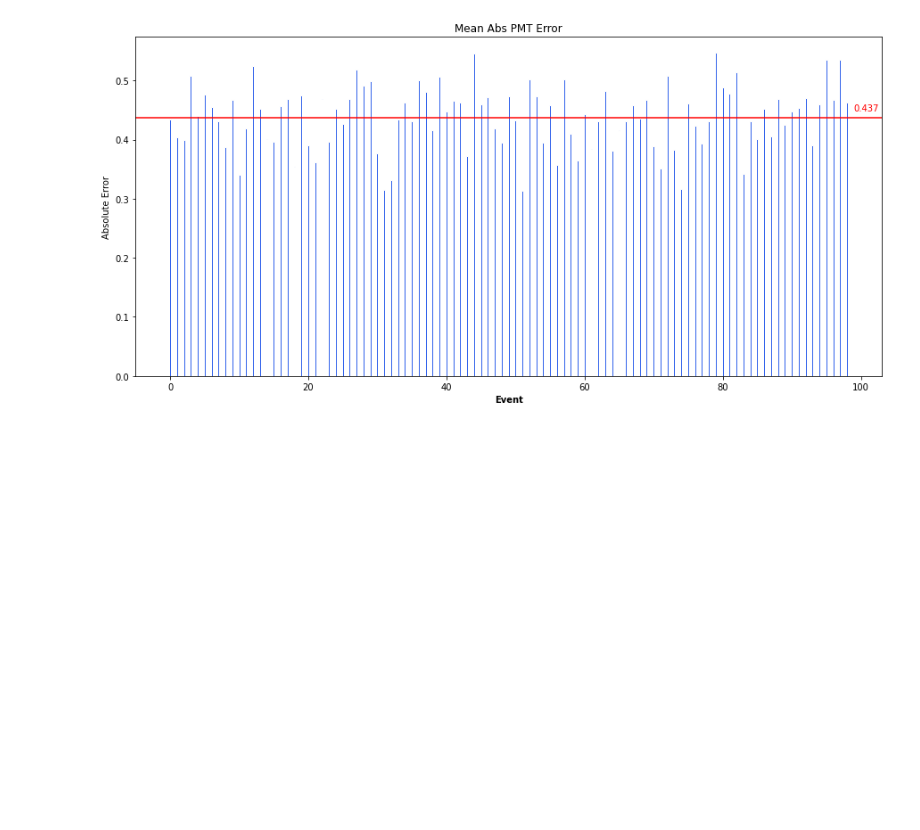
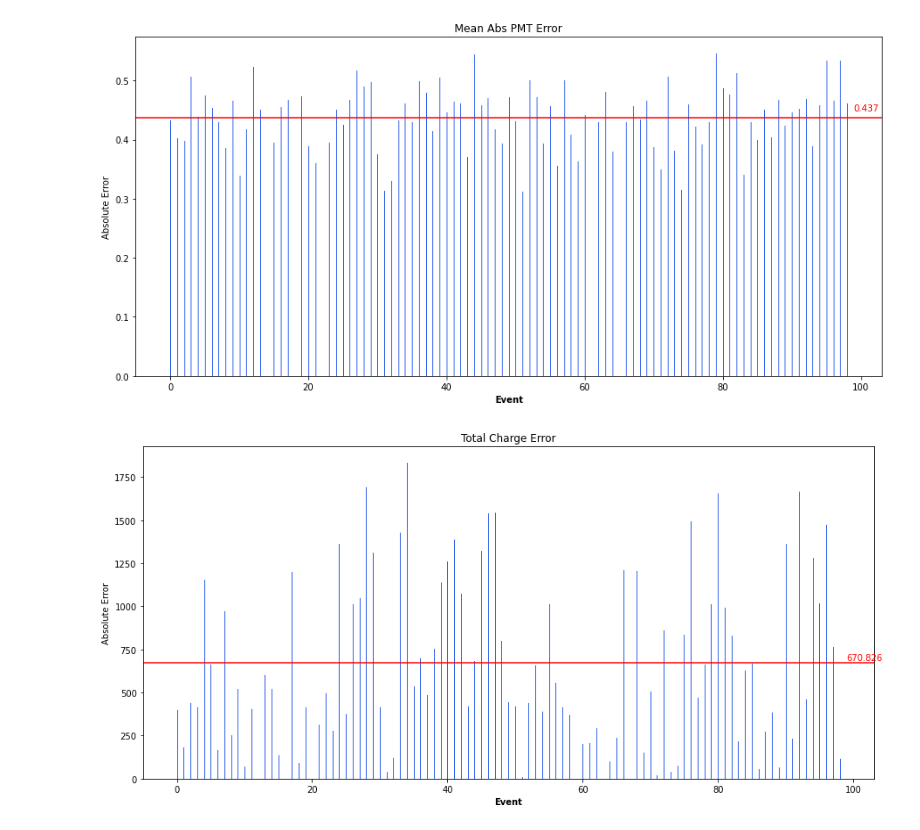
Before and after one commit to benhuckell/WatChMaL_analysis, a Jupyter notebook: EDA_new.ipynb, the cells around one changed output. Saved outputs shown, nothing was run; the diff lists cells and outputs as text; code cells hidden in the pictures; blank space fills up the shorter version.

```diff
--- a/EDA_new.ipynb
+++ b/EDA_new.ipynb
@@ -163,3 +169,29 @@ plt.title("Mean Abs PMT Error")
 plt.show()
 # %% [output]
 [figure]
+# %%
+### Plotting the error across all events
+
+# set width of bar
+barWidth = 0.25
+
+# Set position of bar on X axis
+r1 = np.arange(len(sumDiff))
+
+# Make the plot
+plt.rcParams["figure.figsize"] = (15,7)
+plt.bar(r1, sumDiff, color='#3464eb', width=barWidth, edgecolor='white')
+
+# Add xticks on the middle of the group bars
+plt.xlabel('Event', fontweight='bold')
+plt.ylabel("Absolute Error")
+plt.axhline(y=meanChargeDiff, color='r', linestyle='-')
+plt.text(n-1,meanChargeDiff+(meanChargeDiff/35),meanChargeDiff,color='r')
+plt.title("Total Charge Error")
+#plt.xticks([r + barWidth for r in range(len(errorArr))], digiEvents[1:])
+
+# Create legend & Show graphic
+
+plt.show()
+# %% [output]
+[figure, added]
```
Also changed, not shown: parts of 3 cells of this notebook, 2 other files.
